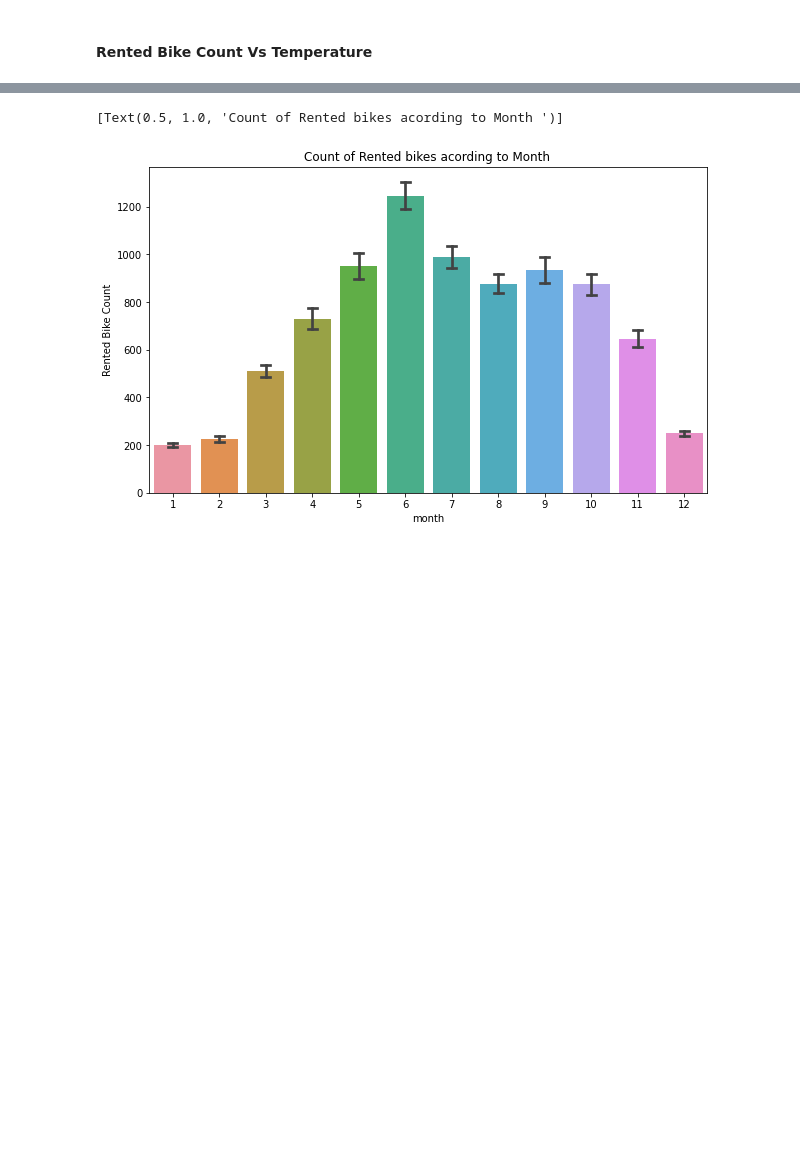
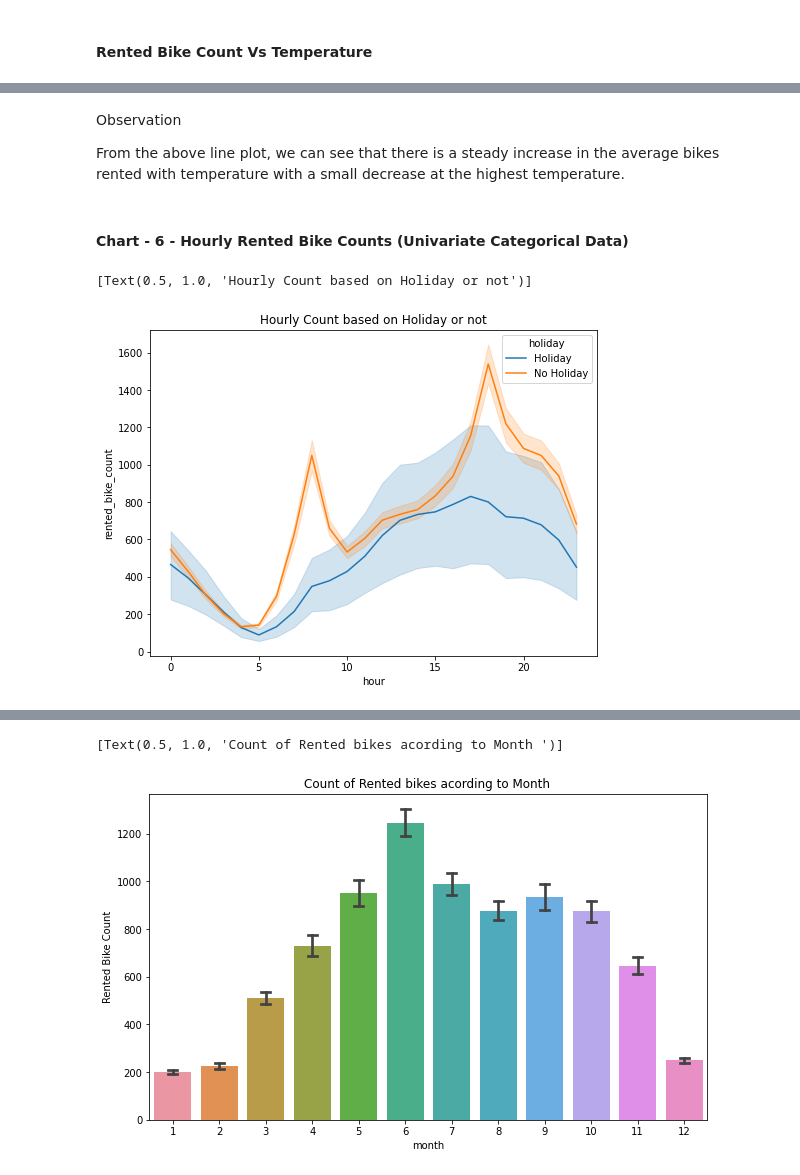
Before and after one commit to Navneet2409/bike-sharing-demand-prediction, a Jupyter notebook: Bike_Sharing_Notebook_Navneet_Keshri.ipynb, the cells around one changed output, grey strips where cells are left out. Saved outputs shown, nothing was run; the diff lists cells and outputs as text; code cells hidden in the pictures; blank space fills up the shorter version.

```diff
--- a/Bike_Sharing_Notebook_Navneet_Keshri.ipynb
+++ b/Bike_Sharing_Notebook_Navneet_Keshri.ipynb
@@ -497,0 +506,14 @@ Lots of outlier points for a particular seasons. This is most likely due to vari
+# %% [markdown]
+Observation
+
+From the above line plot, we can see that there is a steady increase in the average bikes rented with temperature with a small decrease at the highest temperature.
+# %% [markdown]
+#### <b> Chart - 6 - Hourly Rented Bike Counts (Univariate Categorical Data)
+# %%
+# seaborn boxplots across hours
+f, axes = plt.subplots(1, 1, figsize=(8, 6))
+sns.lineplot(data=bike_df, y='rented_bike_count', x='hour', ax=axes, hue= 'holiday')
+axes.set(title='Hourly Count based on Holiday or not')
+# %% [output]
+[Text(0.5, 1.0, 'Hourly Count based on Holiday or not')]
+[figure, added]
```
Also changed, not shown: parts of 29 cells of this notebook.
